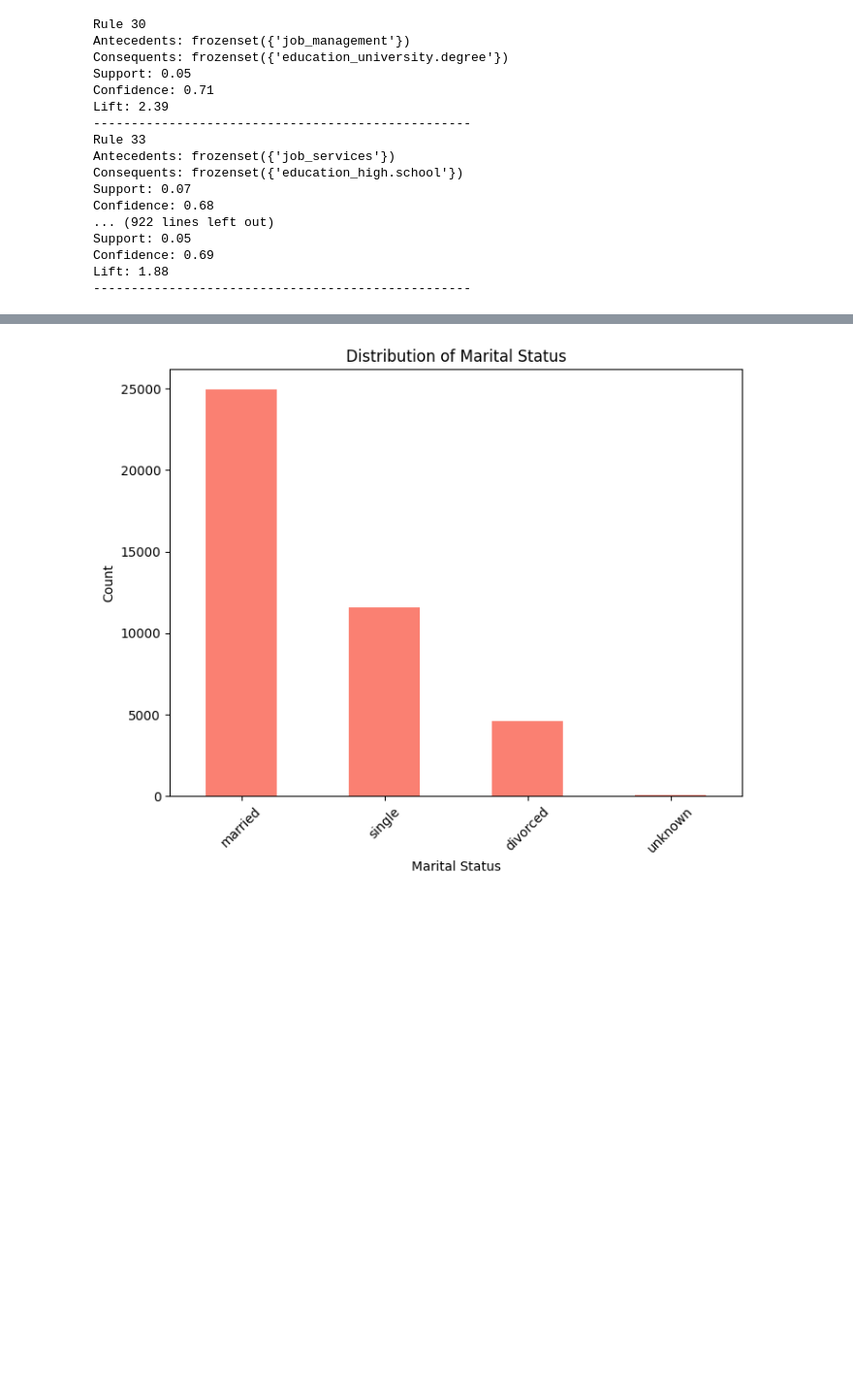
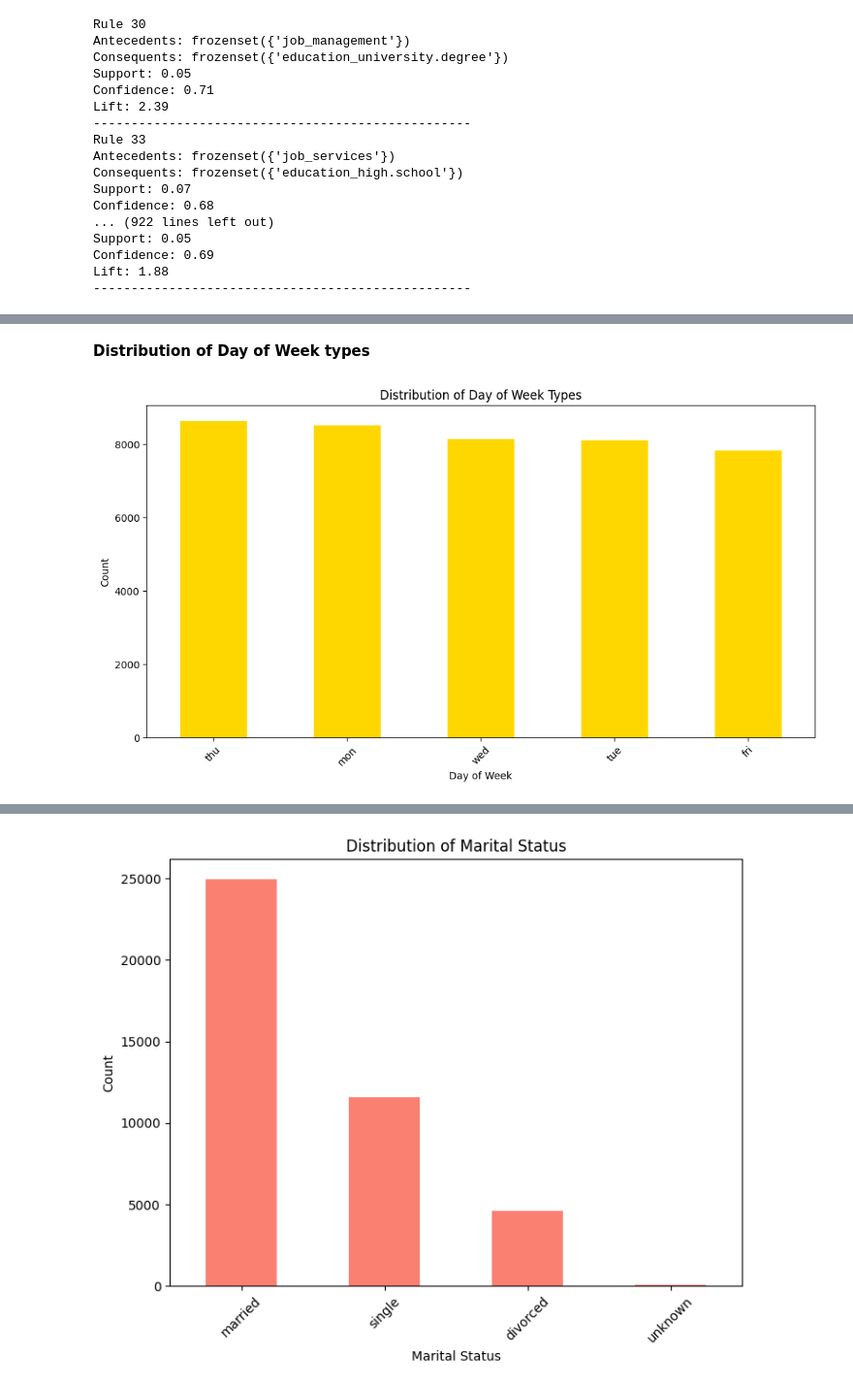
Before and after one commit to thanzawtoe888/Association-Rule, a Jupyter notebook: asso_rule.ipynb, the cells around one changed output, grey strips where cells are left out. Shown at 97% size. Saved outputs shown, nothing was run; the diff lists cells and outputs as text; code cells hidden in the pictures; blank space fills up the shorter version.

```diff
--- a/asso_rule.ipynb
+++ b/asso_rule.ipynb
@@ -172,0 +183,14 @@ Distribution of job types
+# %% [markdown]
+<p><b>
+Distribution of Day of Week types
+</b></p>
+# %%
+plt.figure(figsize=(12, 6))
+data['day_of_week'].value_counts().plot(kind='bar', color='gold')
+plt.title('Distribution of Day of Week Types')
+plt.xlabel('Day of Week')
+plt.ylabel('Count')
+plt.xticks(rotation=45)
+plt.show()
+# %% [output]
+[figure, added]
```
Also changed, not shown: parts of 14 cells of this notebook.
